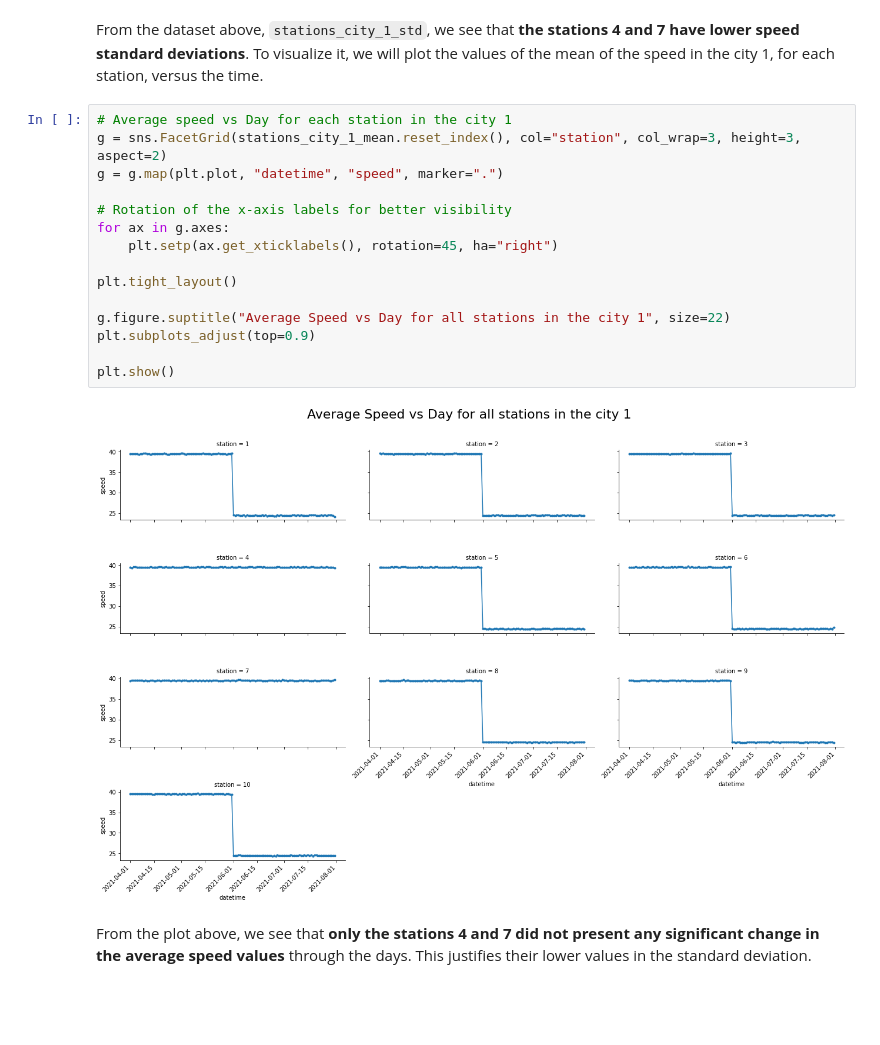
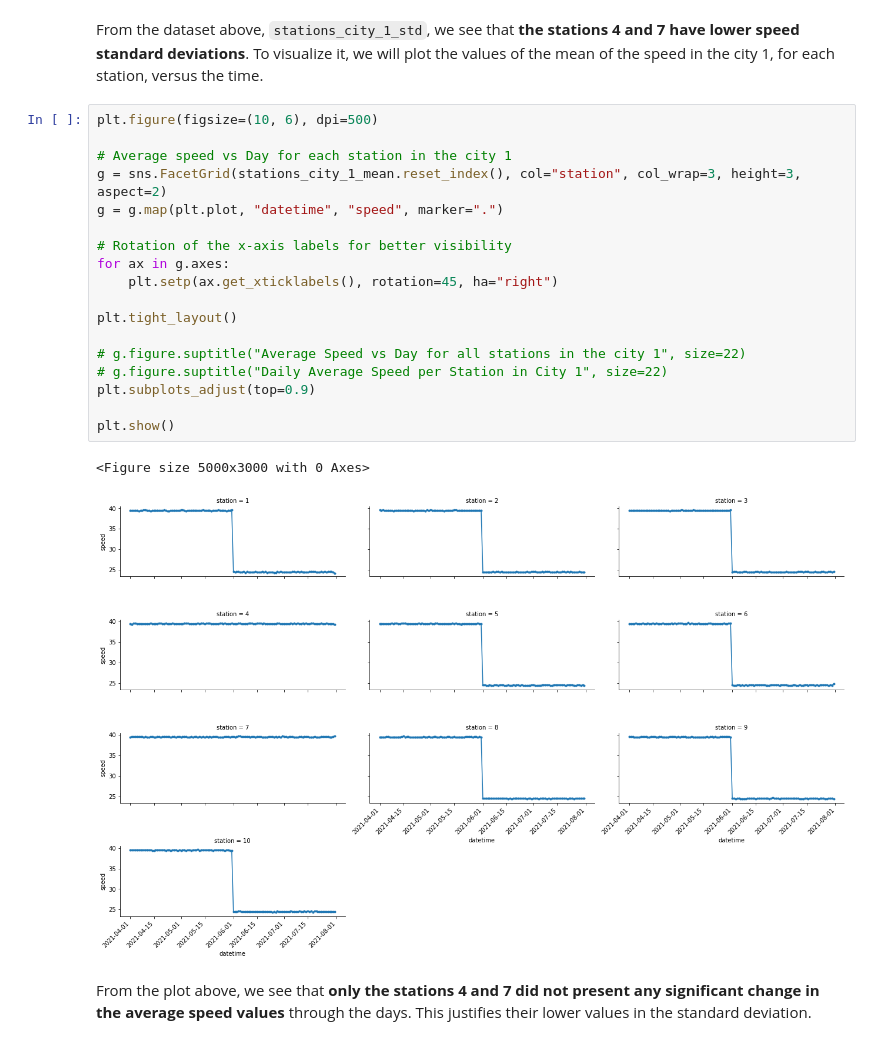
Before and after one commit to leonardohannas/MODS206_TelecomParis, a Jupyter notebook: notebook.ipynb, the cells around one changed output. Saved outputs shown, nothing was run; the diff lists cells and outputs as text; blank space fills up the shorter version.

Commit message:
plots for the presentation

```diff
--- a/notebook.ipynb
+++ b/notebook.ipynb
@@ -204,22 +207,26 @@ stations_city_1_std
 # %% [markdown]
 From the dataset above, `stations_city_1_std`, we see that **the stations 4 and 7 have lower speed standard deviations**. To visualize it, we will plot the values of the mean of the speed in the city 1, for each station, versus the time.
 # %%
+plt.figure(figsize=(10, 6), dpi=500)
+
 # Average speed vs Day for each station in the city 1
 g = sns.FacetGrid(stations_city_1_mean.reset_index(), col="station", col_wrap=3, height=3, aspect=2)
 g = g.map(plt.plot, "datetime", "speed", marker=".")
 
 # Rotation of the x-axis labels for better visibility
 for ax in g.axes:
     plt.setp(ax.get_xticklabels(), rotation=45, ha="right")
 
 plt.tight_layout()
 
-g.figure.suptitle("Average Speed vs Day for all stations in the city 1", size=22)
+# g.figure.suptitle("Average Speed vs Day for all stations in the city 1", size=22)
+# g.figure.suptitle("Daily Average Speed per Station in City 1", size=22)
 plt.subplots_adjust(top=0.9)
 
 plt.show()
 # %% [output]
+<Figure size 5000x3000 with 0 Axes>
-[figure, old version]
+[figure, new version]
 # %% [markdown]
 From the plot above, we see that **only the stations 4 and 7 did not present any significant change in the average speed values** through the days. This justifies their lower values in the standard deviation.
 # %% [markdown]
```
Also changed, not shown: parts of 7 cells of this notebook.
